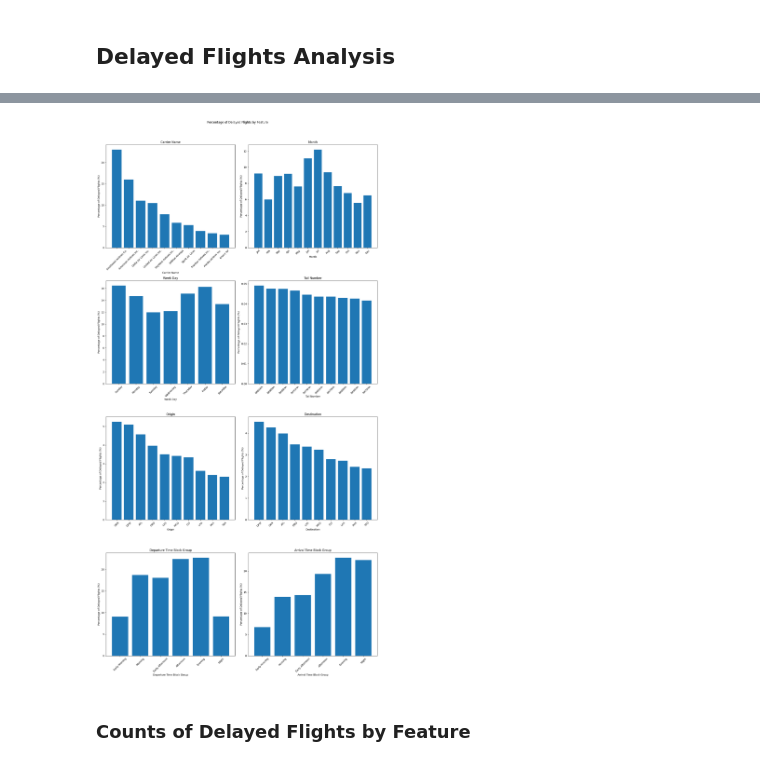
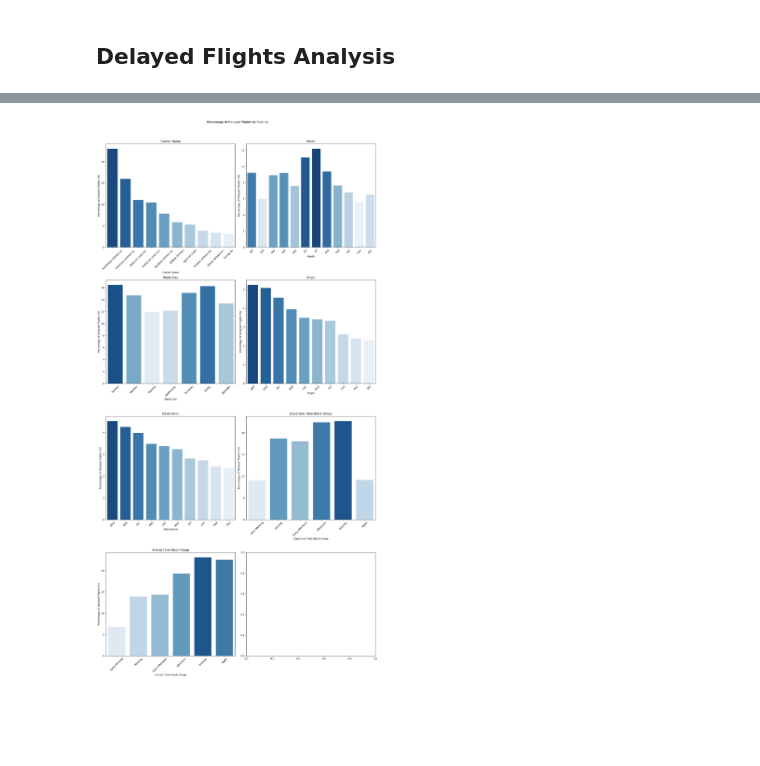
Before and after one commit to B-Treftz/Flight_Status_Predictor, a Jupyter notebook: 1_EDA/EDA_Brian.ipynb, the cells around one changed output, grey strips where cells are left out. Drawn from its saved outputs; the diff is of its cells as text; code cells hidden in the pictures; blank space fills up the shorter version.

Commit message:
Update files and add new HTML charts

```diff
--- a/1_EDA/EDA_Brian.ipynb
+++ b/1_EDA/EDA_Brian.ipynb
@@ -201,0 +35,3 @@ df.astype('object').describe()
+# %%
+df = pd.read_csv('/Users/briantreftz/GitHubRepos/RawData/Flight_On_Time_Data.csv')
+df.head()
@@ -201,0 +219,13 @@ df.astype('object').describe()
+# %%
+# Check for missing values
+missing = df.isnull().sum()
+print('The number of missing values for each feature and the target is:')
+print(missing,'\n')
+
+# Check for duplicates
+subset = df.columns.values
+duplicates = df.duplicated(subset=subset).sum()
+print(f'The number of duplicate rows in the dataset is: {duplicates}')
+
+# Drop Flight_Date column
+df.drop(['Flight_Date'], axis=1, inplace=True)
@@ -201,0 +296,2 @@ df.astype('object').describe()
+# %%
+df.drop('Tail_Number', axis=1, inplace = True)
@@ -259,7 +541,6 @@ categorical_features = [
     ('Carrier_Name', 'Carrier Name'),
     ('Month', 'Month'),
     ('Week_Day', 'Week Day'),
-    ('Tail_Number', 'Tail Number'),
     ('Origin', 'Origin'),
     ('Destination', 'Destination'),
     ('Dep_Time_Block_Group', 'Departure Time Block Group'),
@@ -272,50 +553,57 @@ axs = axs.flatten()
 
 # Create bar charts for each categorical variable
 for i, (var, title) in enumerate(categorical_features):
-    if var in ['Tail_Number', 'Origin', 'Destination', 'Carrier_Name']:
-        # Limit top 10 for Tail_Number, Origin, and Destination
+    if var in ['Origin', 'Destination', 'Carrier_Name']:
+        # Limit top 10 for Origin, Destination, and Carrier
         top_10 = df[df['Delayed'] == 1][var].value_counts().head(10).sort_values(ascending=False)
         labels = top_10.index
         values = (top_10.values / delayed) * 100
     elif var == 'Month':
         # Sort month in order from January to December
         month_order = ['Jan', 'Feb', 'Mar', 'Apr', 'May', 'Jun', 'Jul', 'Aug', 'Sep', 'Oct', 'Nov', 'Dec']
-        month_counts = df[df['Delayed'] == 1]['Month'].value_counts(normalize=True).loc[month_order]
+        month_counts = df[df['Delayed'] == 1]['Month'].value_counts(normalize=True).reindex(month_order)
         labels = month_counts.index
         values = month_counts.values * 100
     elif var == 'Week_Day':
         # Sort week day from Sunday to Saturday
         weekday_order = ['Sunday', 'Monday', 'Tuesday', 'Wednesday', 'Thursday', 'Friday', 'Saturday']
-        weekday_counts = df[df['Delayed'] == 1]['Week_Day'].value_counts(normalize=True).loc[weekday_order]
+        weekday_counts = df[df['Delayed'] == 1]['Week_Day'].value_counts(normalize=True).reindex(weekday_order)
         labels = weekday_counts.index
         values = weekday_counts.values * 100
     elif var == 'Dep_Time_Block_Group':
         # Sort time block group from Early Morning to Night
         dep_block_order = ['Early Morning', 'Morning', 'Early Afternoon', 'Afternoon', 'Evening', 'Night']
-        dep_block_counts = df[df['Delayed'] == 1]['Dep_Time_Block_Group'].value_counts(normalize=True).loc[dep_block_order]
+        dep_block_counts = df[df['Delayed'] == 1]['Dep_Time_Block_Group'].value_counts(normalize=True).reindex(dep_block_order)
         labels = dep_block_counts.index
         values = dep_block_counts.values * 100
     else:
         # Sort time block group from Early Morning to Night
         arr_block_order = ['Early Morning', 'Morning', 'Early Afternoon', 'Afternoon', 'Evening', 'Night']
-        arr_block_counts = df[df['Delayed'] == 1]['Arr_Time_Block_Group'].value_counts(normalize=True).loc[arr_block_order]
+        arr_block_counts = df[df['Delayed'] == 1]['Arr_Time_Block_Group'].value_counts(normalize=True).reindex(arr_block_order)
         labels = arr_block_counts.index
         values = arr_block_counts.values * 100
 
-    # Create bar chart
-    axs[i].bar(labels, values)
+    # Create a color palette from light to dark
+    palette = sns.color_palette("Blues", len(values))
+    rank = np.argsort(values)
+    rank_order = np.empty_like(rank)
+    rank_order[rank] = np.arange(len(values))
+    colors = [palette[r] for r in rank_order]
+
+    # Create bar chart with the color palette
+    sns.barplot(x=labels, y=values, ax=axs[i], palette=colors)
+
+    # Set title and labels
     axs[i].set_title(title)
     axs[i].set_xlabel(title)
     axs[i].set_ylabel('Percentage of Delayed Flights (%)')
     axs[i].tick_params(axis='x', rotation=45)
 
 # Update layout
 plt.suptitle('Percentage of Delayed Flights by Feature')
 plt.tight_layout(rect=[0, 0, 1, 0.96])
 
 # Display the plot
 plt.show()
 # %% [output]
-[figure, old version]
+[figure, new version]
-# %% [markdown]
-### Counts of Delayed Flights by Feature
```
Also changed, not shown: parts of 53 cells of this notebook, 5 other files.
